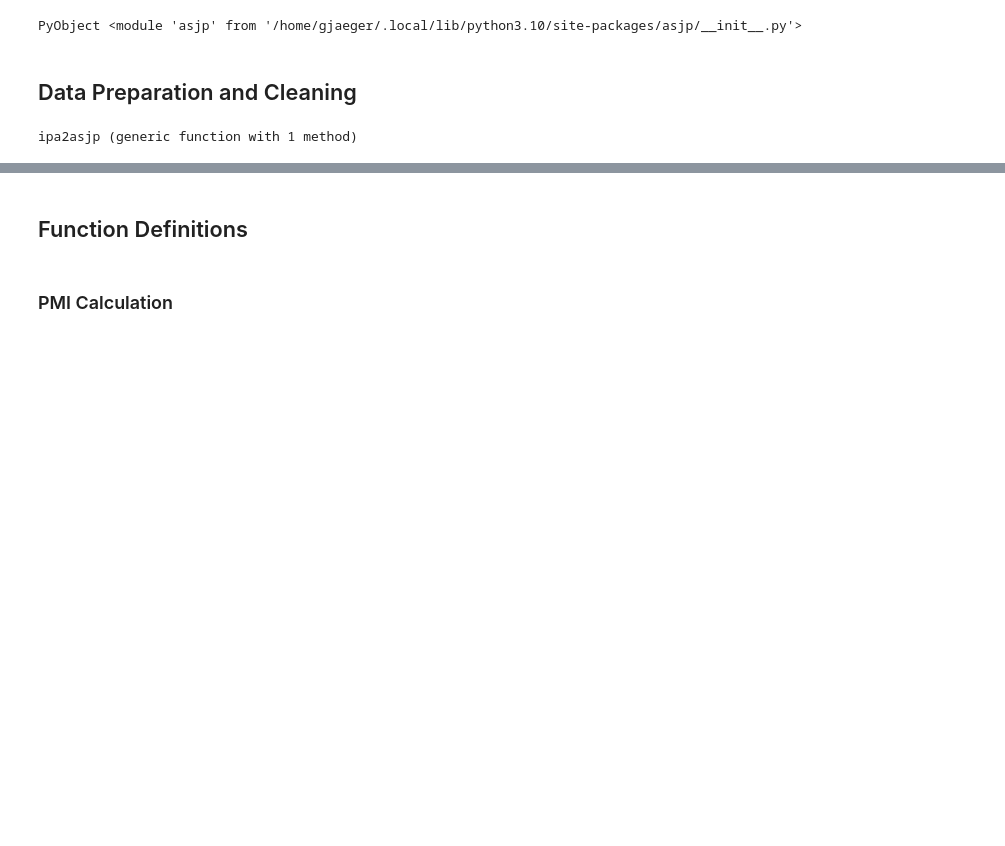
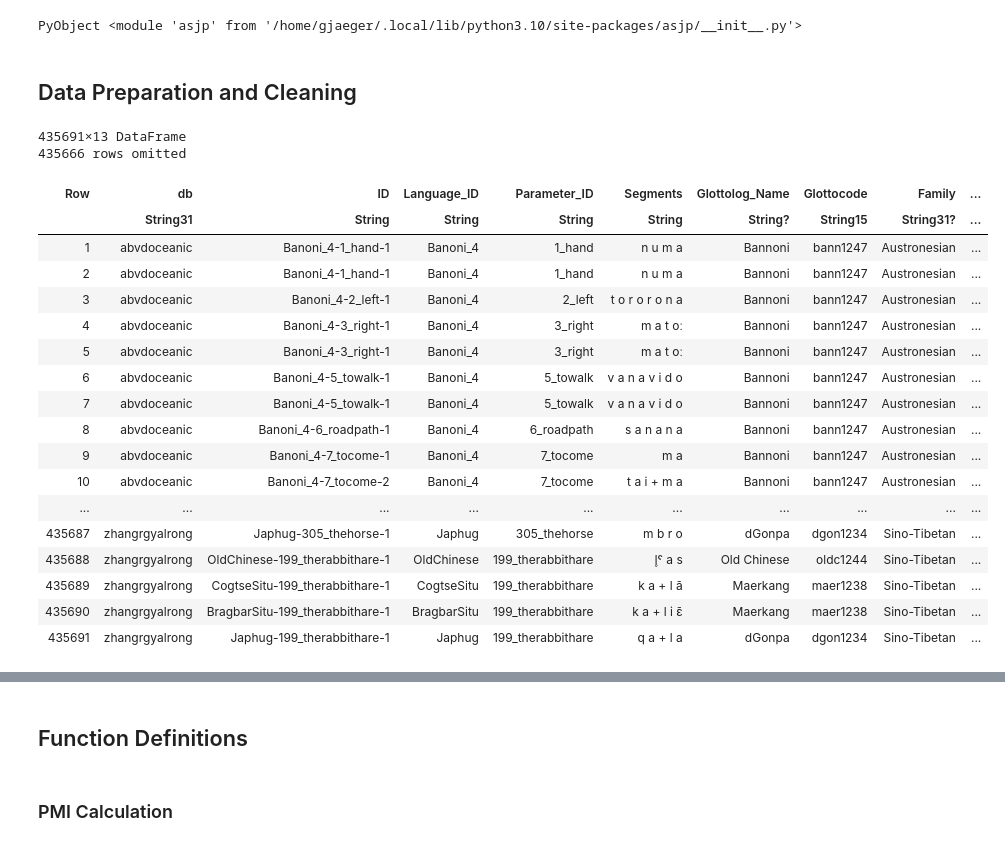
Before and after one commit to gerhardJaeger/msa_vs_cognates, a Jupyter notebook: code/create_msas.ipynb, the cells around one changed output, grey strips where cells are left out. Drawn from its saved outputs; the diff is of its cells as text; code cells hidden in the pictures; blank space fills up the shorter version.

Commit message:
scripts for creating character matrices from lexibank

```diff
--- a/code/create_msas.ipynb
+++ b/code/create_msas.ipynb
@@ -69,25 +69,3 @@ Requirement already satisfied: ipatok>=0.2 in /home/gjaeger/.local/lib/python3.1
 PyObject <module 'asjp' from '/home/gjaeger/.local/lib/python3.10/site-packages/asjp/__init__.py'>
 # %% [markdown]
 ## Data Preparation and Cleaning
-# %%
-# Load datasets
-dbs = readdir("../datasets", join=true)
-
-
-# Data Cleaning Functions
-function cleanASJP(word)
-    @pipe word |>
-          replace(_, r"[ \*~\"]" => "") |>
-          replace(_, r"(.)(.)(.)\$" => s"\2")
-end
-
-function ipa2asjp(w)
-    w = replace(w, " " => "")
-    try
-        return cleanASJP(pyasjp.ipa2asjp(w))
-    catch e
-        return missing
-    end
-end
-# %% [output]
-ipa2asjp (generic function with 1 method)
@@ -102,0 +72,26 @@ end
+# %%
+wl = @pipe CSV.File("../data/lexibank_wordlist.csv") |>
+    DataFrame |>
+    dropmissing(_, [:ASJP, :Cognateset_ID]) |>
+    filter(x -> x.ASJP != "", _)
+# %% [output]
+435691×13 DataFrame
+435666 rows omitted
+| Row | db | ID | Language_ID | Parameter_ID | Segments | Glottolog_Name | Glottocode | Family | ... |
+|  | String31 | String | String | String | String | String? | String15 | String31? | ... |
+| 1 | abvdoceanic | Banoni_4-1_hand-1 | Banoni_4 | 1_hand | n u m a | Bannoni | bann1247 | Austronesian | ... |
+| 2 | abvdoceanic | Banoni_4-1_hand-1 | Banoni_4 | 1_hand | n u m a | Bannoni | bann1247 | Austronesian | ... |
+| 3 | abvdoceanic | Banoni_4-2_left-1 | Banoni_4 | 2_left | t o r o r o n a | Bannoni | bann1247 | Austronesian | ... |
+| 4 | abvdoceanic | Banoni_4-3_right-1 | Banoni_4 | 3_right | m a t oː | Bannoni | bann1247 | Austronesian | ... |
+| 5 | abvdoceanic | Banoni_4-3_right-1 | Banoni_4 | 3_right | m a t oː | Bannoni | bann1247 | Austronesian | ... |
+| 6 | abvdoceanic | Banoni_4-5_towalk-1 | Banoni_4 | 5_towalk | v a n a v i d o | Bannoni | bann1247 | Austronesian | ... |
+| 7 | abvdoceanic | Banoni_4-5_towalk-1 | Banoni_4 | 5_towalk | v a n a v i d o | Bannoni | bann1247 | Austronesian | ... |
+| 8 | abvdoceanic | Banoni_4-6_roadpath-1 | Banoni_4 | 6_roadpath | s a n a n a | Bannoni | bann1247 | Austronesian | ... |
+| 9 | abvdoceanic | Banoni_4-7_tocome-1 | Banoni_4 | 7_tocome | m a | Bannoni | bann1247 | Austronesian | ... |
+| 10 | abvdoceanic | Banoni_4-7_tocome-2 | Banoni_4 | 7_tocome | t a i + m a | Bannoni | bann1247 | Austronesian | ... |
+| ... | ... | ... | ... | ... | ... | ... | ... | ... | ... |
+| 435687 | zhangrgyalrong | Japhug-305_thehorse-1 | Japhug | 305_thehorse | m b r o | dGonpa | dgon1234 | Sino-Tibetan | ... |
+| 435688 | zhangrgyalrong | OldChinese-199_therabbithare-1 | OldChinese | 199_therabbithare | l̥ˤ a s | Old Chinese | oldc1244 | Sino-Tibetan | ... |
+| 435689 | zhangrgyalrong | CogtseSitu-199_therabbithare-1 | CogtseSitu | 199_therabbithare | k a + l ā | Maerkang | maer1238 | Sino-Tibetan | ... |
+| 435690 | zhangrgyalrong | BragbarSitu-199_therabbithare-1 | BragbarSitu | 199_therabbithare | k a + l i ɛ̄ | Maerkang | maer1238 | Sino-Tibetan | ... |
+| 435691 | zhangrgyalrong | Japhug-199_therabbithare-1 | Japhug | 199_therabbithare | q a + l a | dGonpa | dgon1234 | Sino-Tibetan | ... |
```
Also changed, not shown: parts of 7 cells of this notebook, 57 other files.
